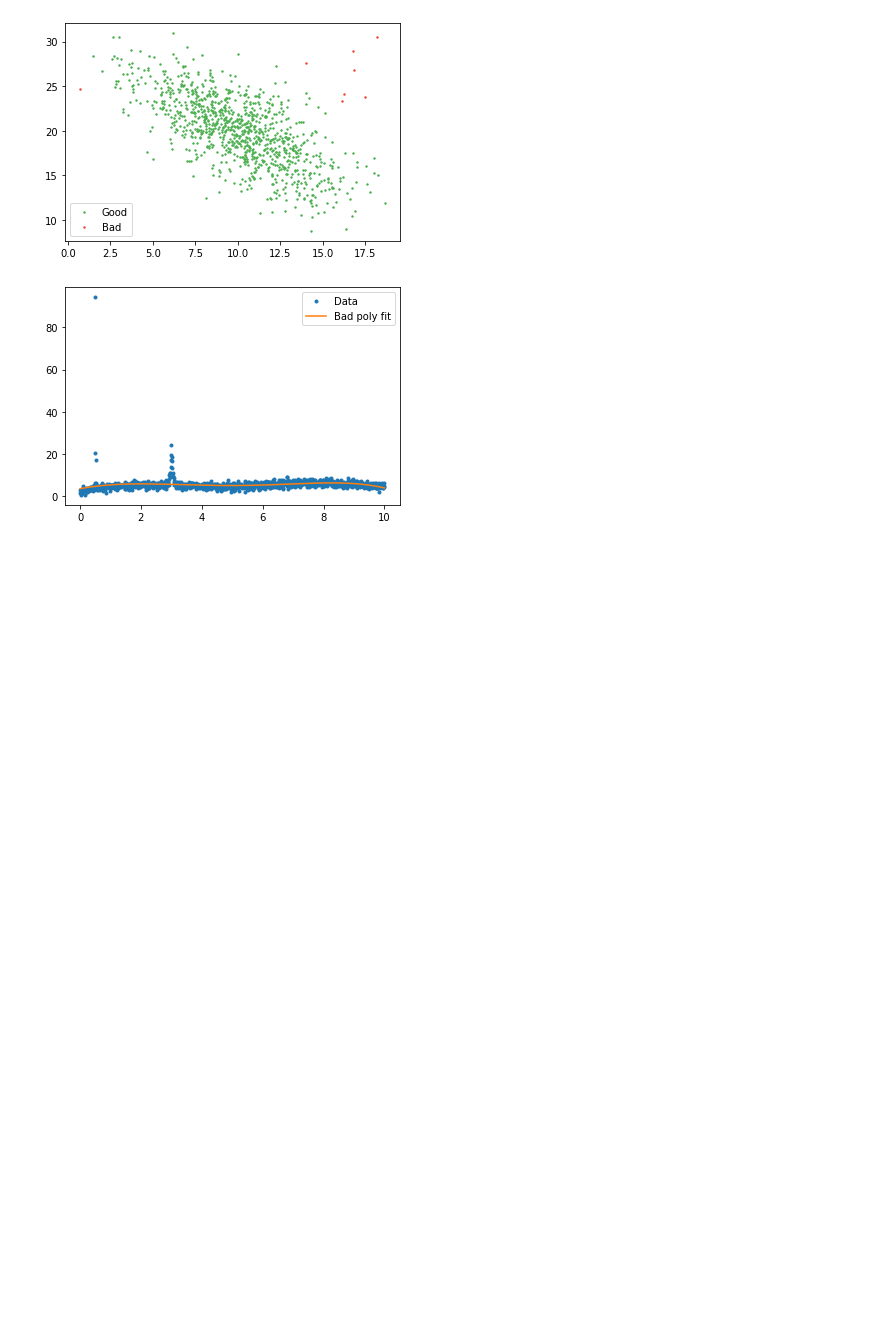
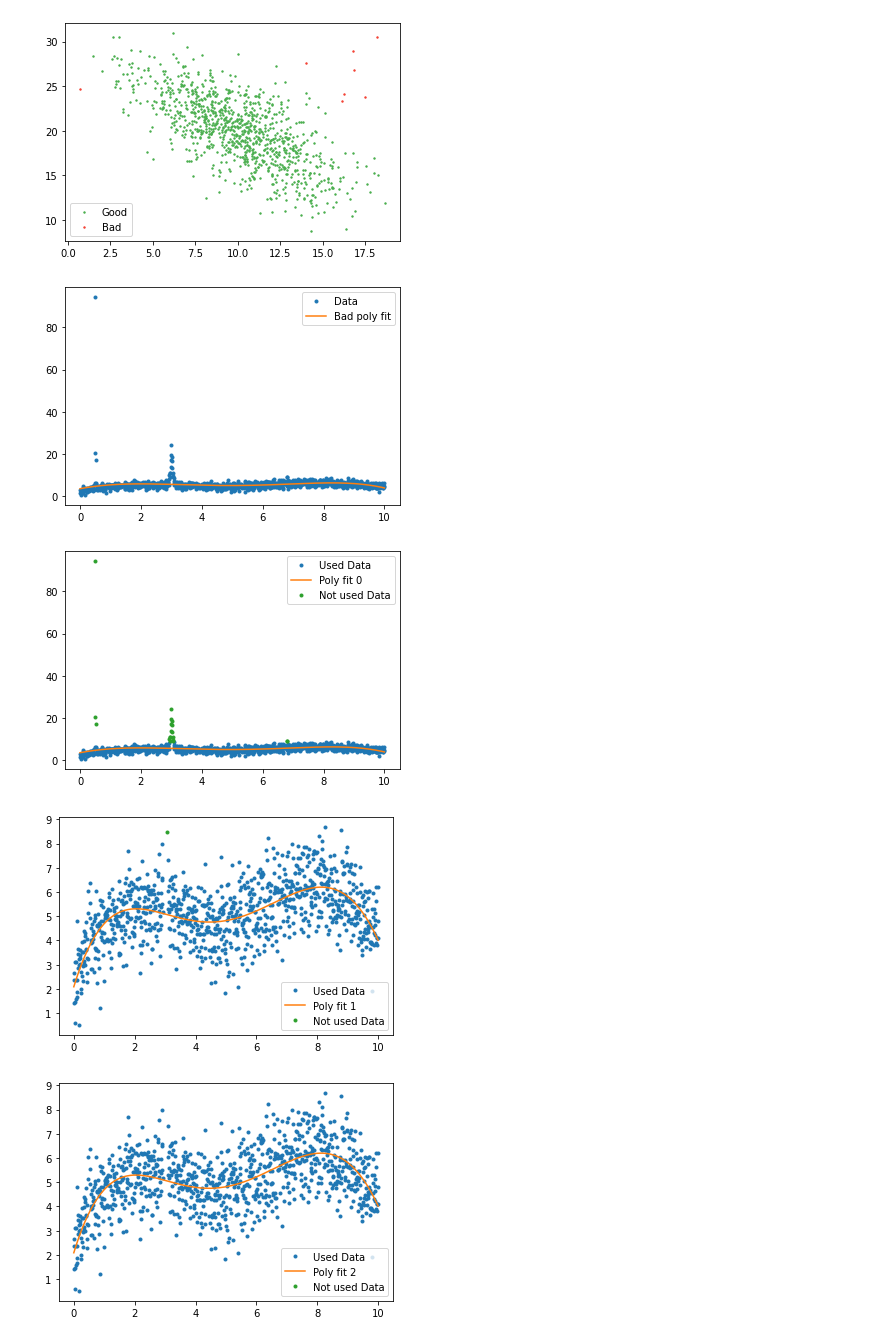
Before and after one commit to araetoro/PythonStatsPractice, a Jupyter notebook: DealingWithOutliers.ipynb, the cells around one changed output. Cells and saved outputs as stored; diff of their text form; code cells hidden in the pictures; blank space fills up the shorter version.

```diff
--- a/DealingWithOutliers.ipynb
+++ b/DealingWithOutliers.ipynb
@@ -58,0 +57,23 @@ x, y =
+# %%
+#removing outliers from the data
+x, y = xs.copy(), ys.copy()
+for i in range(5):
+    p = np.polyfit(x,y, deg=5)
+    ps=np.polyval(p, x)
+    good = y - ps < 3
+
+    x_bad, y_bad = x[~good], y[~good]
+    x, y = x[good], y[good]
+
+    plt.plot(x, y, ".", label="Used Data")
+    plt.plot(x, np.polyval(p,x), label=f"Poly fit {i}")
+    plt.plot(x_bad, y_bad, ".", label = "Not used Data")
+    plt.legend()
+    plt.show()
+
+    if(~good).sum()==0:
+        break
+# %% [output]
+[figure, added]
+[figure, added]
+[figure, added]
```
Also changed, not shown: parts of 3 cells of this notebook.
